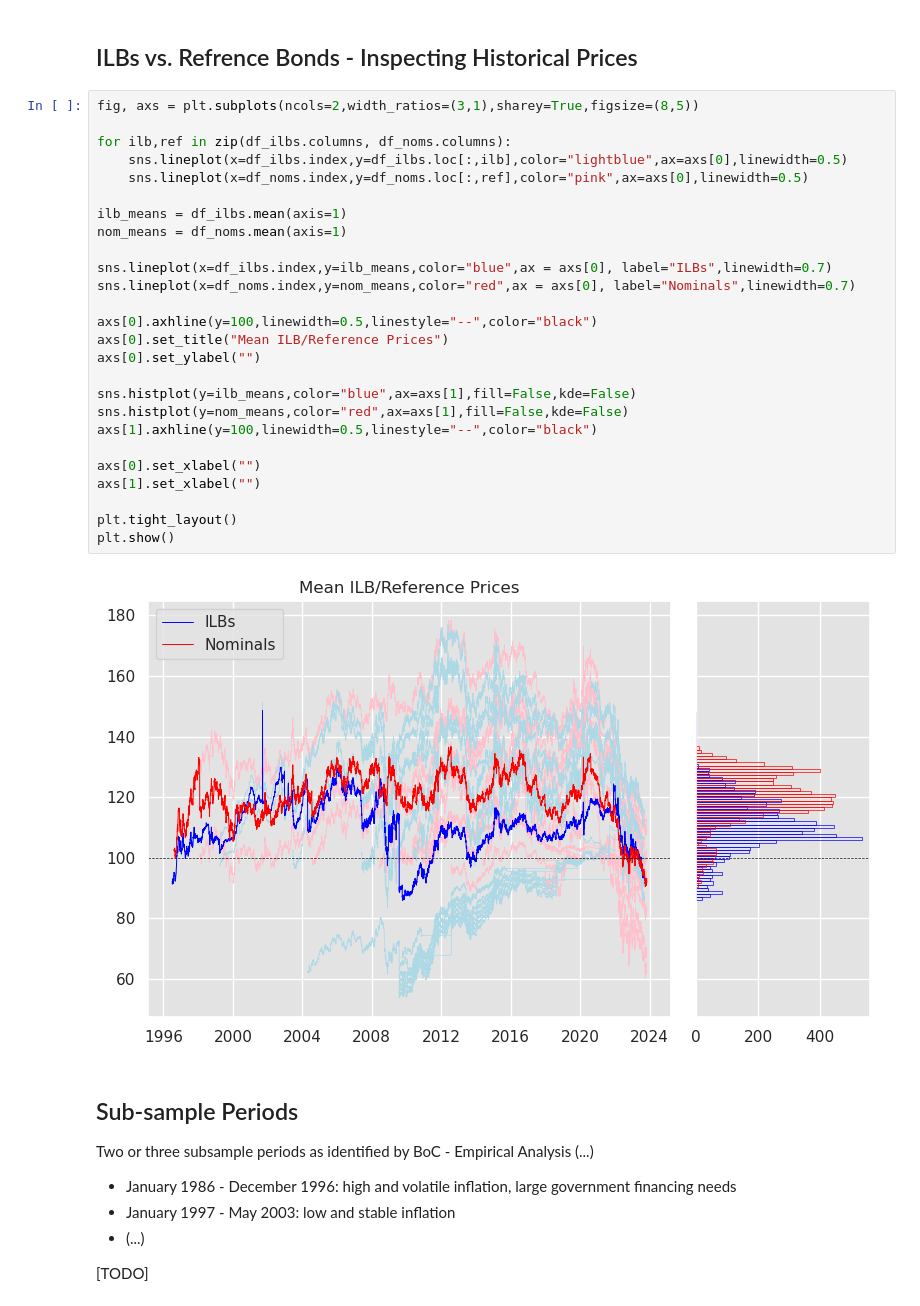
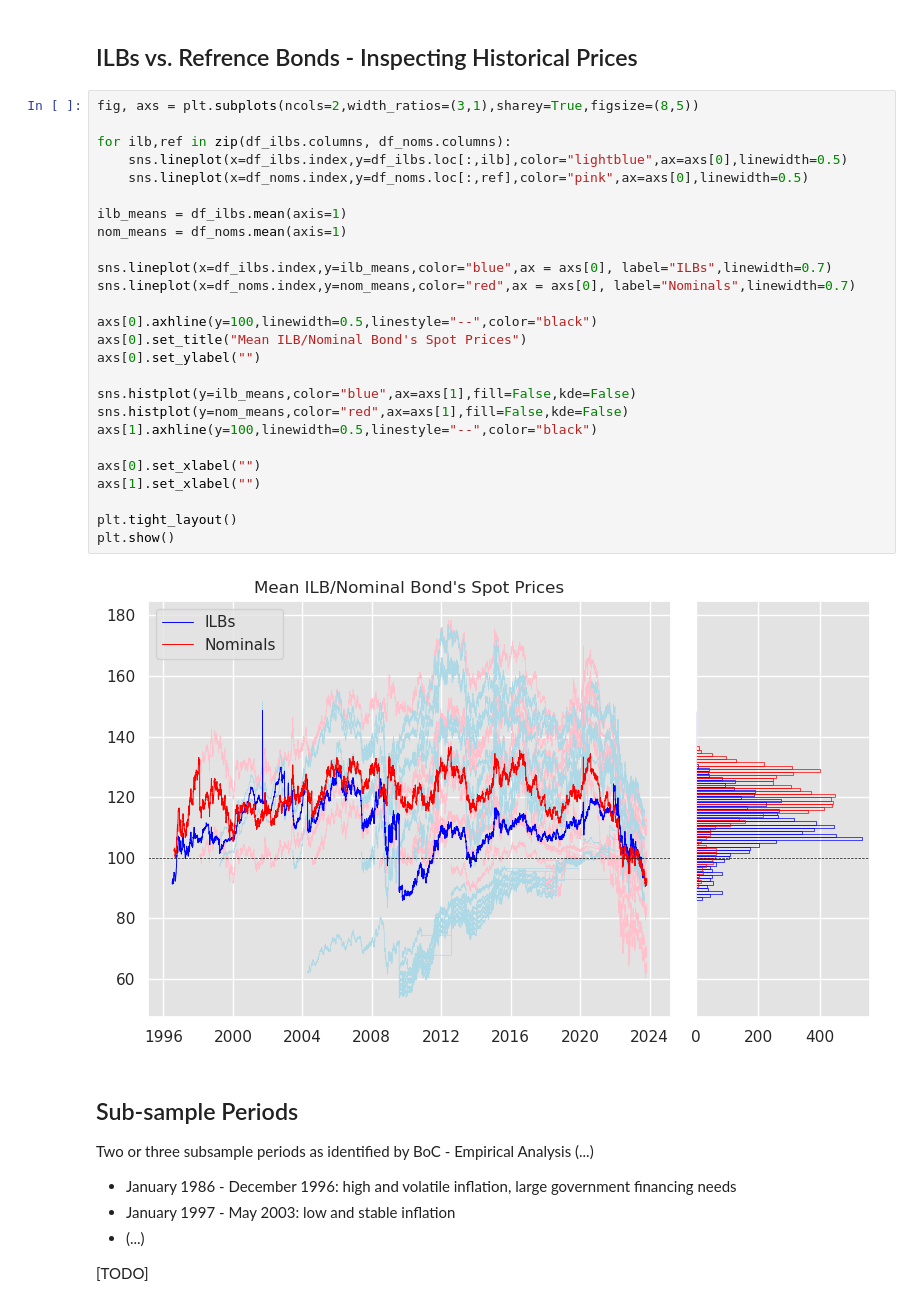
Before and after one commit to marcussteinbacher/fm_se, a Jupyter notebook: fm_se.ipynb, the cells around one changed output. Drawn from its saved outputs; the diff is of its cells as text.

```diff
--- a/fm_se.ipynb
+++ b/fm_se.ipynb
@@ -207,31 +238,31 @@ plt.show()
 # %%
 fig, axs = plt.subplots(ncols=2,width_ratios=(3,1),sharey=True,figsize=(8,5))
 
 for ilb,ref in zip(df_ilbs.columns, df_noms.columns):
     sns.lineplot(x=df_ilbs.index,y=df_ilbs.loc[:,ilb],color="lightblue",ax=axs[0],linewidth=0.5)
     sns.lineplot(x=df_noms.index,y=df_noms.loc[:,ref],color="pink",ax=axs[0],linewidth=0.5)
 
 ilb_means = df_ilbs.mean(axis=1)
 nom_means = df_noms.mean(axis=1)
 
 sns.lineplot(x=df_ilbs.index,y=ilb_means,color="blue",ax = axs[0], label="ILBs",linewidth=0.7)
 sns.lineplot(x=df_noms.index,y=nom_means,color="red",ax = axs[0], label="Nominals",linewidth=0.7)
 
 axs[0].axhline(y=100,linewidth=0.5,linestyle="--",color="black")
-axs[0].set_title("Mean ILB/Reference Prices")
+axs[0].set_title("Mean ILB/Nominal Bond's Spot Prices")
 axs[0].set_ylabel("")
 
 sns.histplot(y=ilb_means,color="blue",ax=axs[1],fill=False,kde=False)
 sns.histplot(y=nom_means,color="red",ax=axs[1],fill=False,kde=False)
 axs[1].axhline(y=100,linewidth=0.5,linestyle="--",color="black")
 
 axs[0].set_xlabel("")
 axs[1].set_xlabel("")
 
 plt.tight_layout()
 plt.show()
 # %% [output]
-[figure, old version]
+[figure, new version]
 # %% [markdown]
 ## Sub-sample Periods
 Two or three subsample periods as identified by BoC - Empirical Analysis (...)
```
Also changed, not shown: parts of 29 cells of this notebook, 7 other files.
